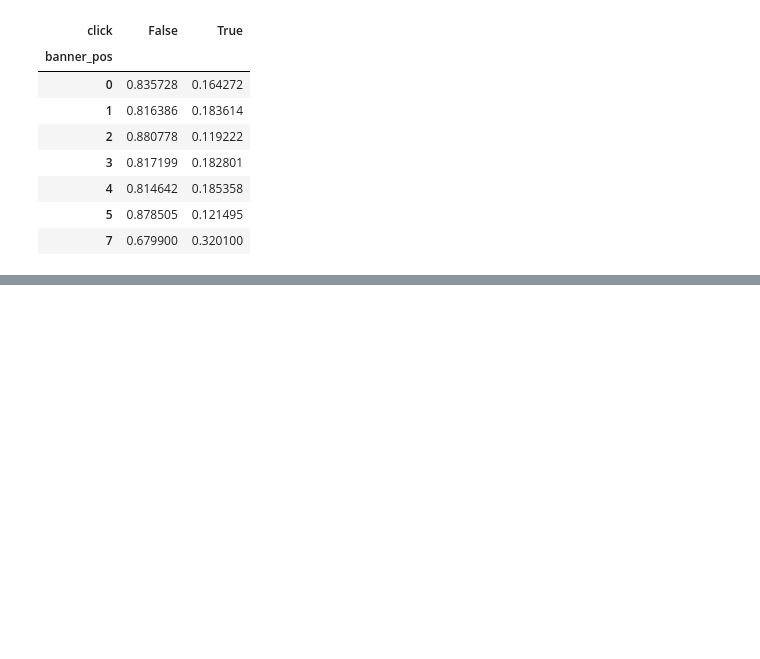
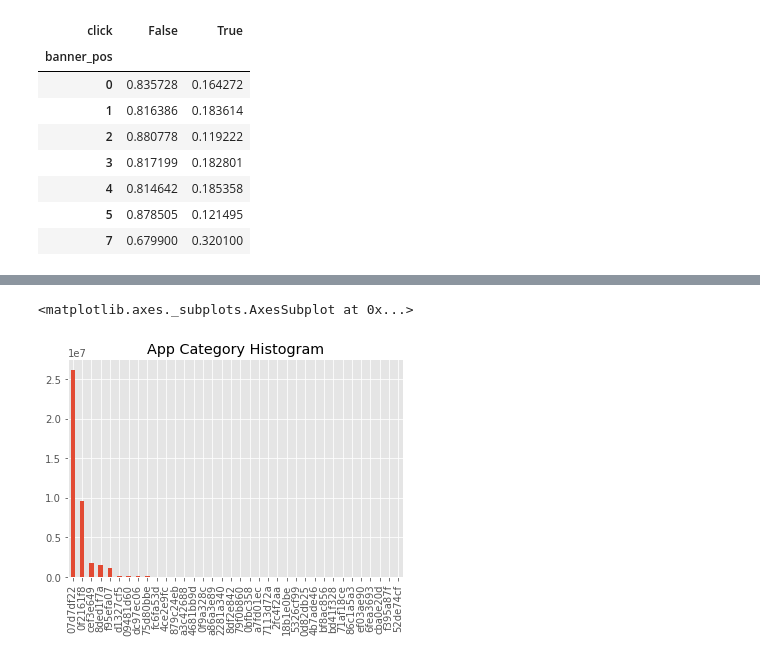
Before and after one commit to diogojapinto/ctr-prediction, a Jupyter notebook: Click-Through Rate Prediction.ipynb, the cells around one changed output, grey strips where cells are left out. Drawn from its saved outputs; the diff is of its cells as text; code cells hidden in the pictures; blank space fills up the shorter version.

```diff
--- a/Click-Through Rate Prediction.ipynb
+++ b/Click-Through Rate Prediction.ipynb
@@ -196,7 +198,7 @@ def derive_time_features(df, start_hour=None, remove_original_feature=False):
     if start_hour is None:
         start_hour = df['hour'][0]
 
-    df['hour_int'] = train_df['hour'].apply(lambda x: (x - start_hour) / np.timedelta64(1, 'h'))
+    df['hour_int'] = train_df['hour'].apply(lambda x: np.floor((x - start_hour) / np.timedelta64(1, 'h')).astype(np.uint16))
     df['day_week'] = train_df['hour'].apply(lambda x: x.dayofweek)
     df['hour_day'] = train_df['hour'].apply(lambda x: x.hour)
 
@@ -281,0 +310,5 @@ Effectively, the CTR for position 7 is slightly above 32%. Positions 0, 1, 3 and
+# %%
+train_df['app_category'].value_counts().plot(kind='bar', title='App Category Histogram')
+# %% [output]
+<matplotlib.axes._subplots.AxesSubplot at 0x...>
+[figure, added]
```
Also changed, not shown: parts of 73 cells of this notebook.
